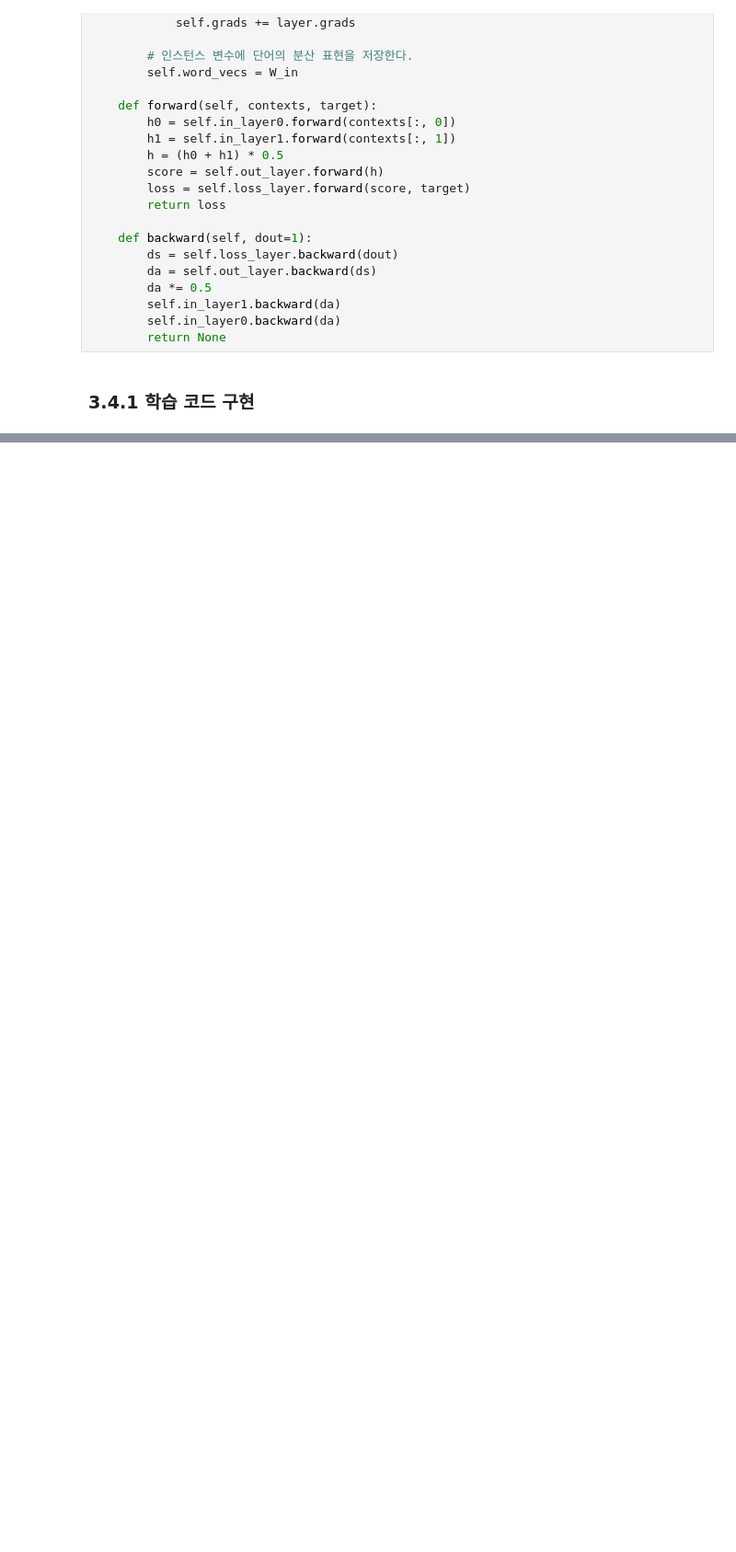
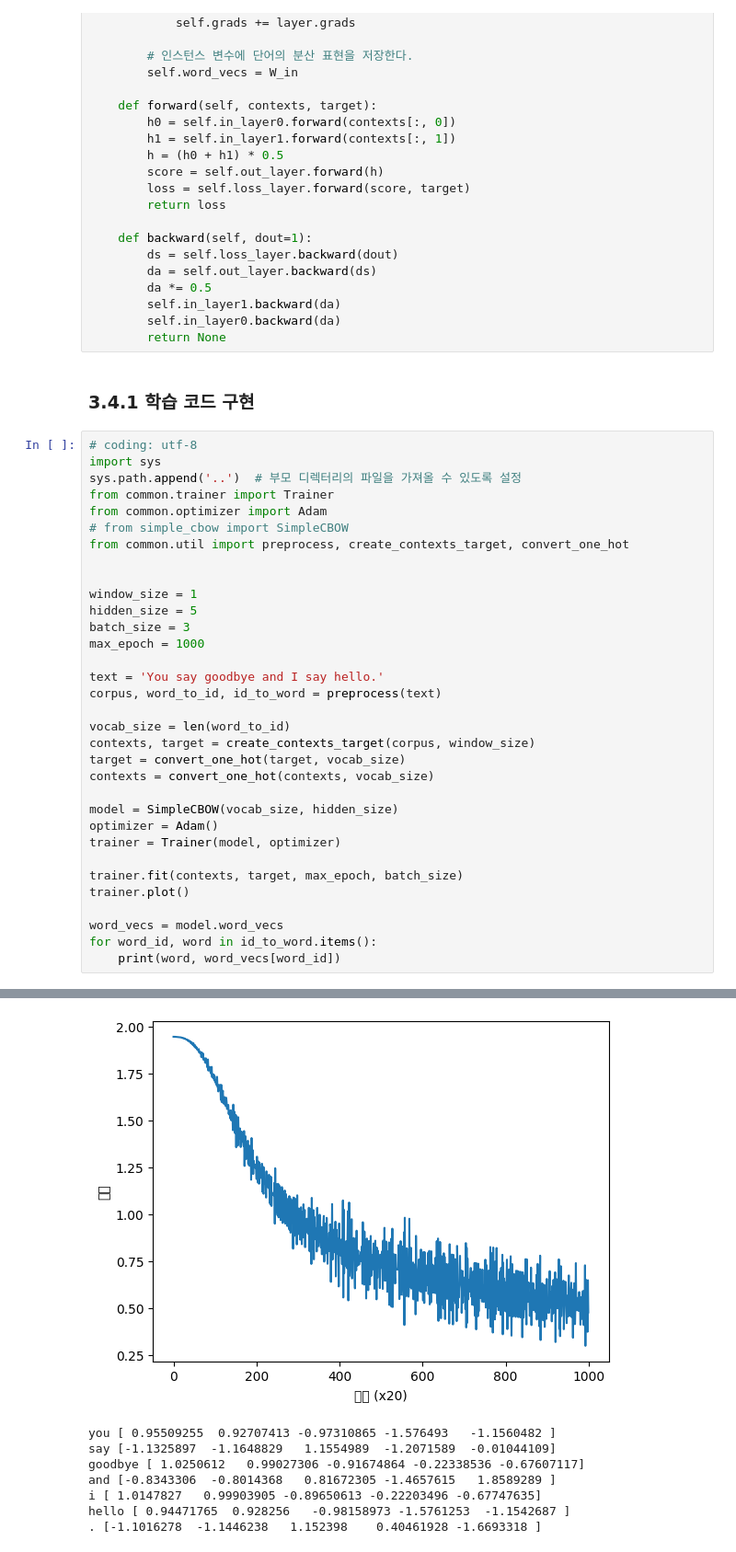
Before and after one commit to bom1215/deeplearning-from-scratch, a Jupyter notebook: deeplearning-from-scratch-2/ch3.ipynb, the cells around one changed output, grey strips where cells are left out. Shown at 92% size. Cells and saved outputs as stored; diff of their text form; blank space fills up the shorter version.

```diff
--- a/deeplearning-from-scratch-2/ch3.ipynb
+++ b/deeplearning-from-scratch-2/ch3.ipynb
@@ -192,3 +192,37 @@ class SimpleCBOW:
         return None
 # %% [markdown]
 ### 3.4.1 학습 코드 구현
+# %%
+# coding: utf-8
+import sys
+sys.path.append('..')  # 부모 디렉터리의 파일을 가져올 수 있도록 설정
+from common.trainer import Trainer
+from common.optimizer import Adam
+# from simple_cbow import SimpleCBOW
+from common.util import preprocess, create_contexts_target, convert_one_hot
+
+
+window_size = 1
+hidden_size = 5
+batch_size = 3
+max_epoch = 1000
+
+text = 'You say goodbye and I say hello.'
+corpus, word_to_id, id_to_word = preprocess(text)
+
+vocab_size = len(word_to_id)
+contexts, target = create_contexts_target(corpus, window_size)
+target = convert_one_hot(target, vocab_size)
+contexts = convert_one_hot(contexts, vocab_size)
+
+model = SimpleCBOW(vocab_size, hidden_size)
+optimizer = Adam()
+trainer = Trainer(model, optimizer)
+
+trainer.fit(contexts, target, max_epoch, batch_size)
+trainer.plot()
+
+word_vecs = model.word_vecs
+for word_id, word in id_to_word.items():
+    print(word, word_vecs[word_id])
+# %% [output]
@@ -194,0 +246,8 @@ class SimpleCBOW:
+[figure, added]
+you [ 0.95509255  0.92707413 -0.97310865 -1.576493   -1.1560482 ]
+say [-1.1325897  -1.1648829   1.1554989  -1.2071589  -0.01044109]
+goodbye [ 1.0250612   0.99027306 -0.91674864 -0.22338536 -0.67607117]
+and [-0.8343306  -0.8014368   0.81672305 -1.4657615   1.8589289 ]
+i [ 1.0147827   0.99903905 -0.89650613 -0.22203496 -0.67747635]
+hello [ 0.94471765  0.928256   -0.98158973 -1.5761253  -1.1542687 ]
+. [-1.1016278  -1.1446238   1.152398    0.40461928 -1.6693318 ]
```
Also changed, not shown: parts of 4 cells of this notebook.
